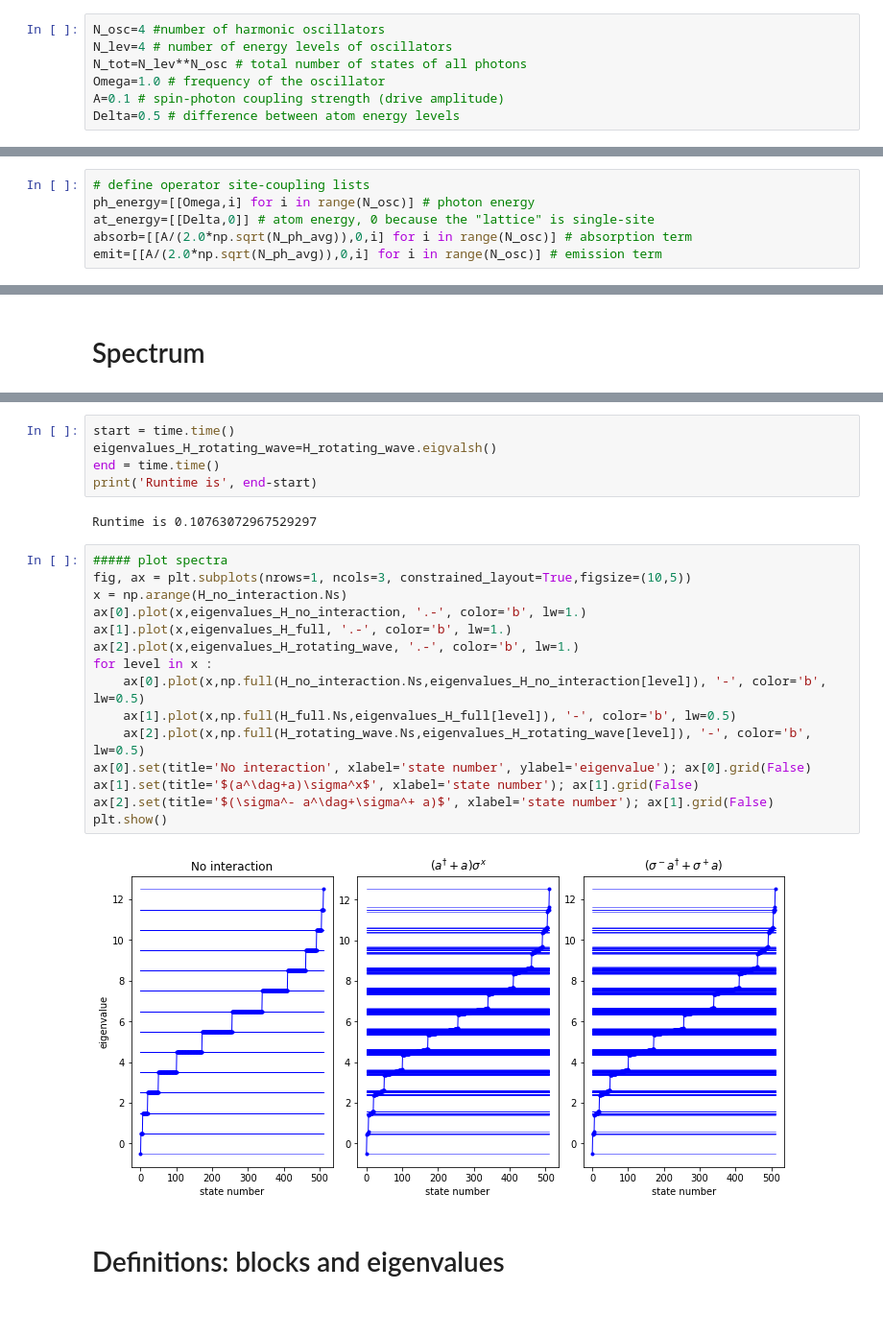
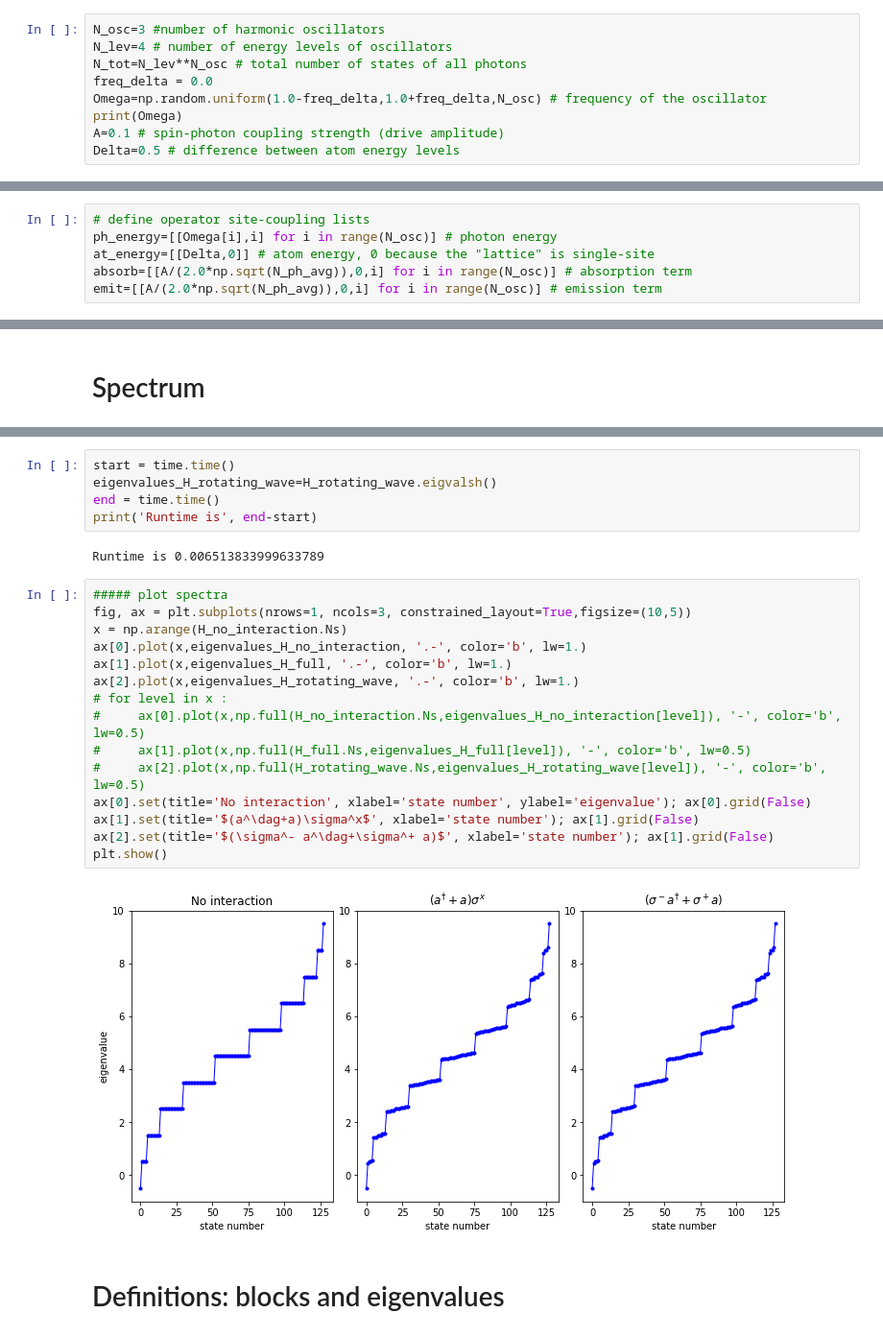
Before and after one commit to anastasiaGor/turbulence_data_notebooks, a Jupyter notebook: Atom-photon Hamiltonian/blocks_atom_multiple_photons.ipynb, the cells around one changed output, grey strips where cells are left out. Shown at 96% size. Saved outputs shown, nothing was run; the diff lists cells and outputs as text.

```diff
--- a/Atom-photon Hamiltonian/blocks_atom_multiple_photons.ipynb
+++ b/Atom-photon Hamiltonian/blocks_atom_multiple_photons.ipynb
@@ -17,9 +19,11 @@ import time
 # %% [markdown]
 # Model parameters
 # %%
-N_osc=4 #number of harmonic oscillators
+N_osc=3 #number of harmonic oscillators
 N_lev=4 # number of energy levels of oscillators
 N_tot=N_lev**N_osc # total number of states of all photons
-Omega=1.0 # frequency of the oscillator
+freq_delta = 0.0
+Omega=np.random.uniform(1.0-freq_delta,1.0+freq_delta,N_osc) # frequency of the oscillator
+print(Omega)
 A=0.1 # spin-photon coupling strength (drive amplitude)
 Delta=0.5 # difference between atom energy levels
@@ -41,7 +47,7 @@ The photon frequency is $\Omega$, $N_{ph}$ is the average number of photons in a
 To set up the spin-photon Hamiltonian, we first build the site-coupling lists. The ph_energy list does not require the specification of a lattice site index, since the latter is not defined forthe photon sector. The at_energy list, on the other hand, requires the input of the lattice sitefor the $\sigma^z$-operator:  since we consider a single two-level system or, equivalently – a single-site chain, this index is 0. The spin-photon coupling lists absorb and emit also require the site index which refers to the corresponding Pauli matrices: in this model – 0 again due to dimensional constraints.
 # %%
 # define operator site-coupling lists
-ph_energy=[[Omega,i] for i in range(N_osc)] # photon energy
+ph_energy=[[Omega[i],i] for i in range(N_osc)] # photon energy
 at_energy=[[Delta,0]] # atom energy, 0 because the "lattice" is single-site
 absorb=[[A/(2.0*np.sqrt(N_ph_avg)),0,i] for i in range(N_osc)] # absorption term
 emit=[[A/(2.0*np.sqrt(N_ph_avg)),0,i] for i in range(N_osc)] # emission term
@@ -116,24 +122,24 @@ eigenvalues_H_rotating_wave=H_rotating_wave.eigvalsh()
 end = time.time()
 print('Runtime is', end-start)
 # %% [output]
-Runtime is 0.10763072967529297
+Runtime is 0.006513833999633789
 # %%
 ##### plot spectra
 fig, ax = plt.subplots(nrows=1, ncols=3, constrained_layout=True,figsize=(10,5))
 x = np.arange(H_no_interaction.Ns)
 ax[0].plot(x,eigenvalues_H_no_interaction, '.-', color='b', lw=1.)
 ax[1].plot(x,eigenvalues_H_full, '.-', color='b', lw=1.)
 ax[2].plot(x,eigenvalues_H_rotating_wave, '.-', color='b', lw=1.)
-for level in x :
-    ax[0].plot(x,np.full(H_no_interaction.Ns,eigenvalues_H_no_interaction[level]), '-', color='b', lw=0.5)
-    ax[1].plot(x,np.full(H_full.Ns,eigenvalues_H_full[level]), '-', color='b', lw=0.5)
-    ax[2].plot(x,np.full(H_rotating_wave.Ns,eigenvalues_H_rotating_wave[level]), '-', color='b', lw=0.5)
+# for level in x :
+#     ax[0].plot(x,np.full(H_no_interaction.Ns,eigenvalues_H_no_interaction[level]), '-', color='b', lw=0.5)
+#     ax[1].plot(x,np.full(H_full.Ns,eigenvalues_H_full[level]), '-', color='b', lw=0.5)
+#     ax[2].plot(x,np.full(H_rotating_wave.Ns,eigenvalues_H_rotating_wave[level]), '-', color='b', lw=0.5)
 ax[0].set(title='No interaction', xlabel='state number', ylabel='eigenvalue'); ax[0].grid(False)
 ax[1].set(title='$(a^\dag+a)\sigma^x$', xlabel='state number'); ax[1].grid(False)
 ax[2].set(title='$(\sigma^- a^\dag+\sigma^+ a)$', xlabel='state number'); ax[1].grid(False)
 plt.show()
 # %% [output]
-[figure, old version]
+[figure, new version]
 # %% [markdown]
 # Definitions: blocks and eigenvalues
 # %%
```
Also changed, not shown: parts of 23 cells of this notebook.
